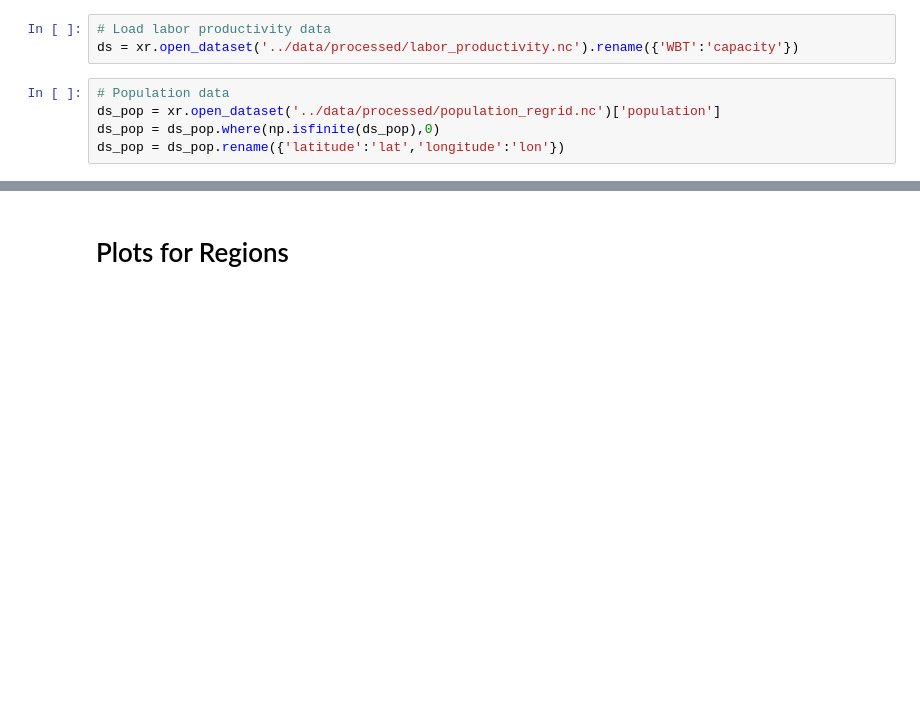
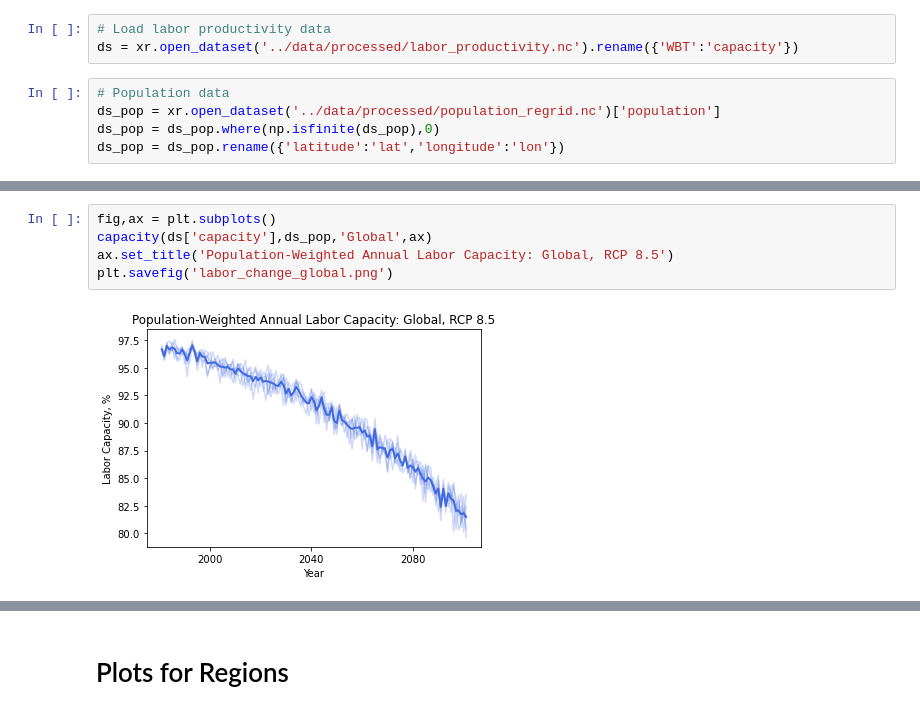
Before and after one commit to KYan19/pei, a Jupyter notebook: notebooks/6.1_LaborCapacity.ipynb, the cells around one changed output, grey strips where cells are left out. Saved outputs shown, nothing was run; the diff lists cells and outputs as text; blank space fills up the shorter version.

```diff
--- a/notebooks/6.1_LaborCapacity.ipynb
+++ b/notebooks/6.1_LaborCapacity.ipynb
@@ -41,2 +47,9 @@ ds_pop = ds_pop.rename({'latitude':'lat','longitude':'lon'})
+# %%
+fig,ax = plt.subplots()
+capacity(ds['capacity'],ds_pop,'Global',ax)
+ax.set_title('Population-Weighted Annual Labor Capacity: Global, RCP 8.5')
+plt.savefig('labor_change_global.png')
+# %% [output]
+[figure, added]
 # %%
 fig,ax = plt.subplots()
```
Also changed, not shown: parts of 41 cells of this notebook, 3 other files.
